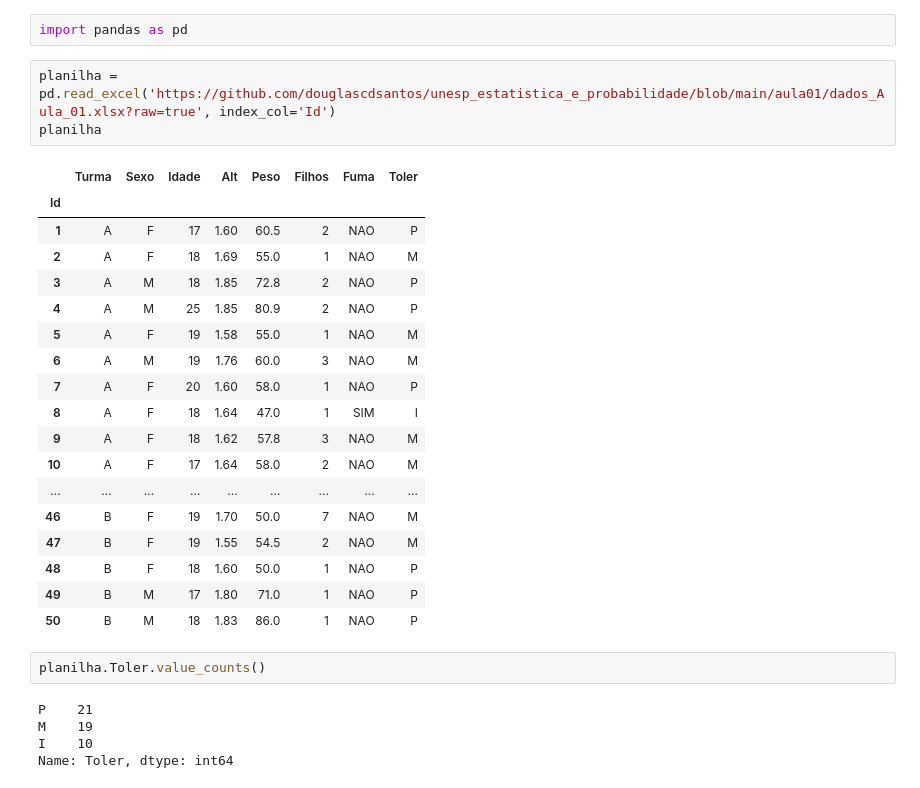
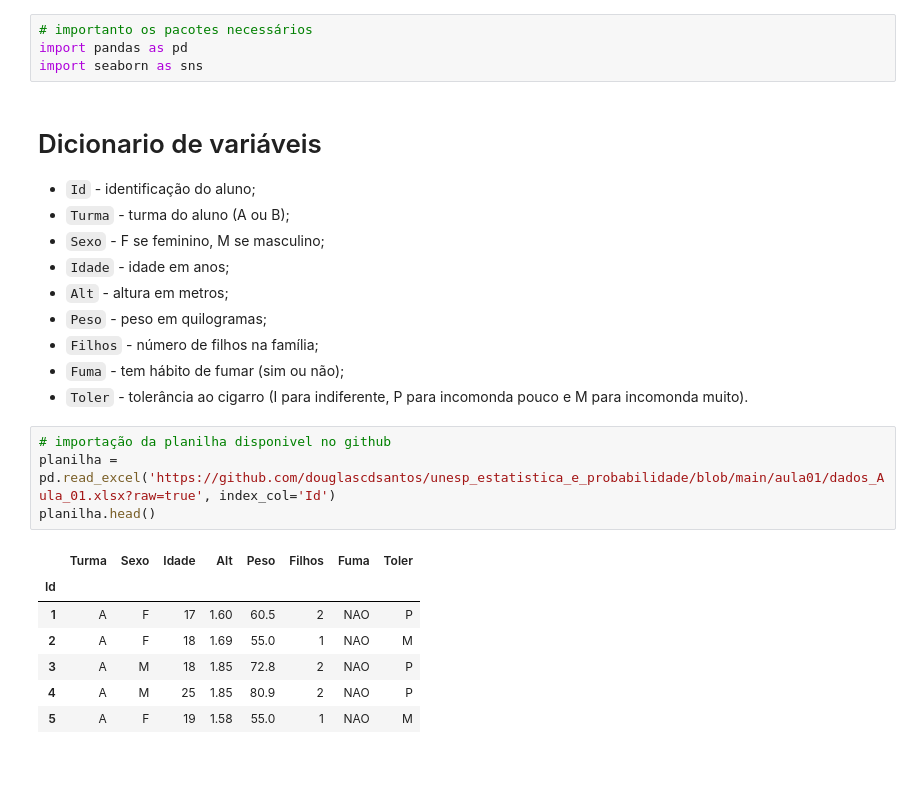
Before and after one commit to douglascdsantos/unesp_estatistica_e_probabilidade, a Jupyter notebook: aula01/tabela de frequencia.ipynb, the cells around one changed output. Drawn from its saved outputs; the diff is of its cells as text.

```diff
--- a/aula01/tabela de frequencia.ipynb
+++ b/aula01/tabela de frequencia.ipynb
@@ -1,33 +1,29 @@
 # %% [markdown]
 <a href="https://colab.research.google.com/github/douglascdsantos/unesp_estatistica_e_probabilidade/blob/main/aula01/tabela%20de%20frequencia.ipynb" target="_parent"><img src="https://colab.research.google.com/assets/colab-badge.svg" alt="Open In Colab"/></a>
-# %%
-import pandas as pd
+# %%
+# importanto os pacotes necessários
+import pandas as pd
+import seaborn as sns
+# %% [markdown]
+# Dicionario de variáveis
+- `Id` - identificação do aluno;
+- `Turma` - turma do aluno (A ou B);
+- `Sexo` - F se feminino, M se masculino;
+- `Idade` - idade em anos;
+- `Alt` - altura em metros;
+- `Peso` - peso em quilogramas;
+- `Filhos` - número de filhos na família;
+- `Fuma` - tem hábito de fumar (sim ou não);
+- `Toler` - tolerância ao cigarro (I para indiferente, P para incomonda pouco e M para incomonda muito).
 # %%
+# importação da planilha disponivel no github
 planilha = pd.read_excel('https://github.com/douglascdsantos/unesp_estatistica_e_probabilidade/blob/main/aula01/dados_Aula_01.xlsx?raw=true', index_col='Id')
-planilha
+planilha.head()
 # %% [output]
 |  | Turma | Sexo | Idade | Alt | Peso | Filhos | Fuma | Toler |
 | Id |  |  |  |  |  |  |  |  |
 | 1 | A | F | 17 | 1.60 | 60.5 | 2 | NAO | P |
 | 2 | A | F | 18 | 1.69 | 55.0 | 1 | NAO | M |
 | 3 | A | M | 18 | 1.85 | 72.8 | 2 | NAO | P |
 | 4 | A | M | 25 | 1.85 | 80.9 | 2 | NAO | P |
 | 5 | A | F | 19 | 1.58 | 55.0 | 1 | NAO | M |
-| 6 | A | M | 19 | 1.76 | 60.0 | 3 | NAO | M |
-| 7 | A | F | 20 | 1.60 | 58.0 | 1 | NAO | P |
-| 8 | A | F | 18 | 1.64 | 47.0 | 1 | SIM | I |
-| 9 | A | F | 18 | 1.62 | 57.8 | 3 | NAO | M |
-| 10 | A | F | 17 | 1.64 | 58.0 | 2 | NAO | M |
-| ... | ... | ... | ... | ... | ... | ... | ... | ... |
-| 46 | B | F | 19 | 1.70 | 50.0 | 7 | NAO | M |
-| 47 | B | F | 19 | 1.55 | 54.5 | 2 | NAO | M |
-| 48 | B | F | 18 | 1.60 | 50.0 | 1 | NAO | P |
-| 49 | B | M | 17 | 1.80 | 71.0 | 1 | NAO | P |
-| 50 | B | M | 18 | 1.83 | 86.0 | 1 | NAO | P |
-# %%
-planilha.Toler.value_counts()
-# %% [output]
-P    21
-M    19
-I    10
-Name: Toler, dtype: int64
```
Also changed, not shown: parts of 22 cells of this notebook.
